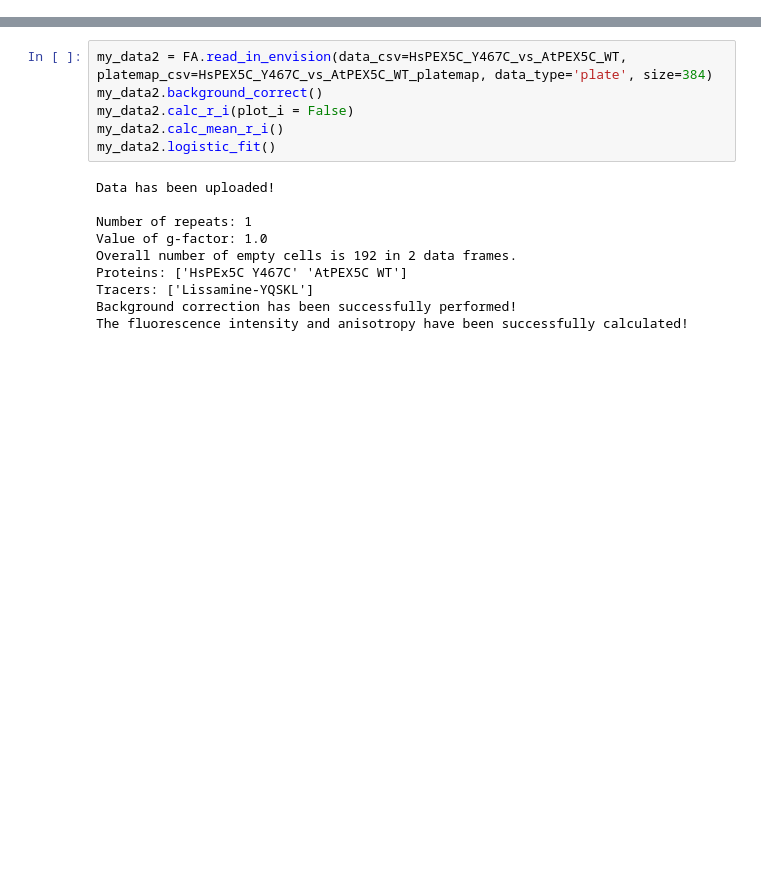
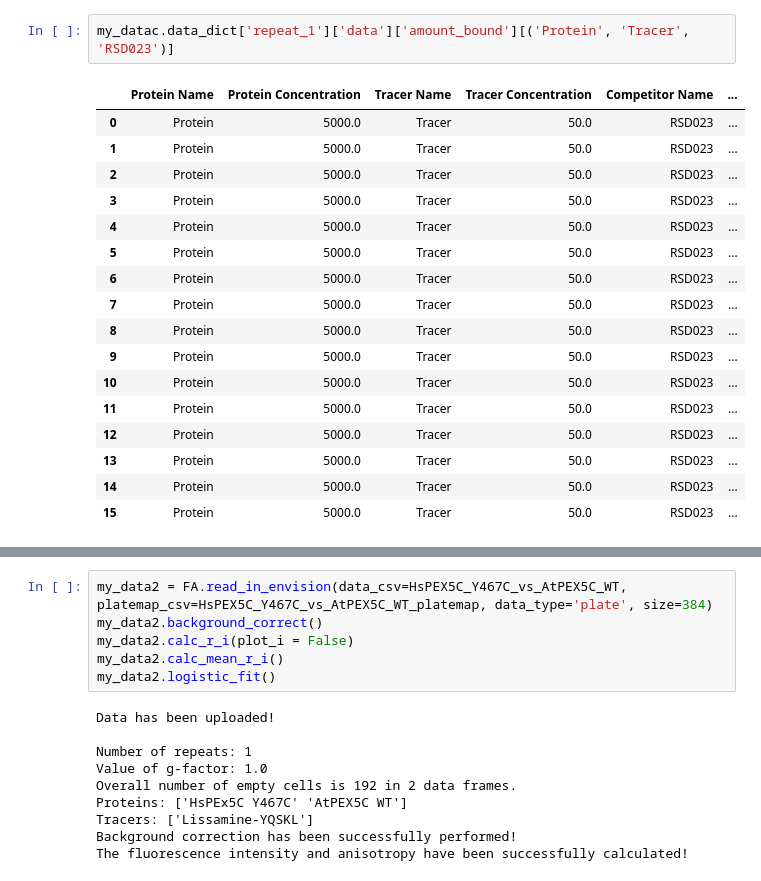
Before and after one commit to mariuszlas/Fluorescence-Anisotropy-Analysis-Development, a Jupyter notebook: fluorescenceanisotropy/fluores_anisotropy.ipynb, the cells around one changed output, grey strips where cells are left out. Saved outputs shown, nothing was run; the diff lists cells and outputs as text; blank space fills up the shorter version.

```diff
--- a/fluorescenceanisotropy/fluores_anisotropy.ipynb
+++ b/fluorescenceanisotropy/fluores_anisotropy.ipynb
@@ -1415,3 +1533,23 @@ class FA:
+# %%
+my_datac.data_dict['repeat_1']['data']['amount_bound'][('Protein', 'Tracer', 'RSD023')]
+# %% [output]
+|  | Protein Name | Protein Concentration | Tracer Name | Tracer Concentration | Competitor Name | ... |
+| 0 | Protein | 5000.0 | Tracer | 50.0 | RSD023 | ... |
+| 1 | Protein | 5000.0 | Tracer | 50.0 | RSD023 | ... |
+| 2 | Protein | 5000.0 | Tracer | 50.0 | RSD023 | ... |
+| 3 | Protein | 5000.0 | Tracer | 50.0 | RSD023 | ... |
+| 4 | Protein | 5000.0 | Tracer | 50.0 | RSD023 | ... |
+| 5 | Protein | 5000.0 | Tracer | 50.0 | RSD023 | ... |
+| 6 | Protein | 5000.0 | Tracer | 50.0 | RSD023 | ... |
+| 7 | Protein | 5000.0 | Tracer | 50.0 | RSD023 | ... |
+| 8 | Protein | 5000.0 | Tracer | 50.0 | RSD023 | ... |
+| 9 | Protein | 5000.0 | Tracer | 50.0 | RSD023 | ... |
+| 10 | Protein | 5000.0 | Tracer | 50.0 | RSD023 | ... |
+| 11 | Protein | 5000.0 | Tracer | 50.0 | RSD023 | ... |
+| 12 | Protein | 5000.0 | Tracer | 50.0 | RSD023 | ... |
+| 13 | Protein | 5000.0 | Tracer | 50.0 | RSD023 | ... |
+| 14 | Protein | 5000.0 | Tracer | 50.0 | RSD023 | ... |
+| 15 | Protein | 5000.0 | Tracer | 50.0 | RSD023 | ... |
 # %%
 my_data1 = FA.read_in_envision(data_csv=HsHis6_PEX5C_vs_HsPEX5C, platemap_csv=Hs_His6_PEX5C_vs_HsPEX5C_platemap, data_type='plate', size=384)
 # %% [output]
```
Also changed, not shown: parts of 37 cells of this notebook.
